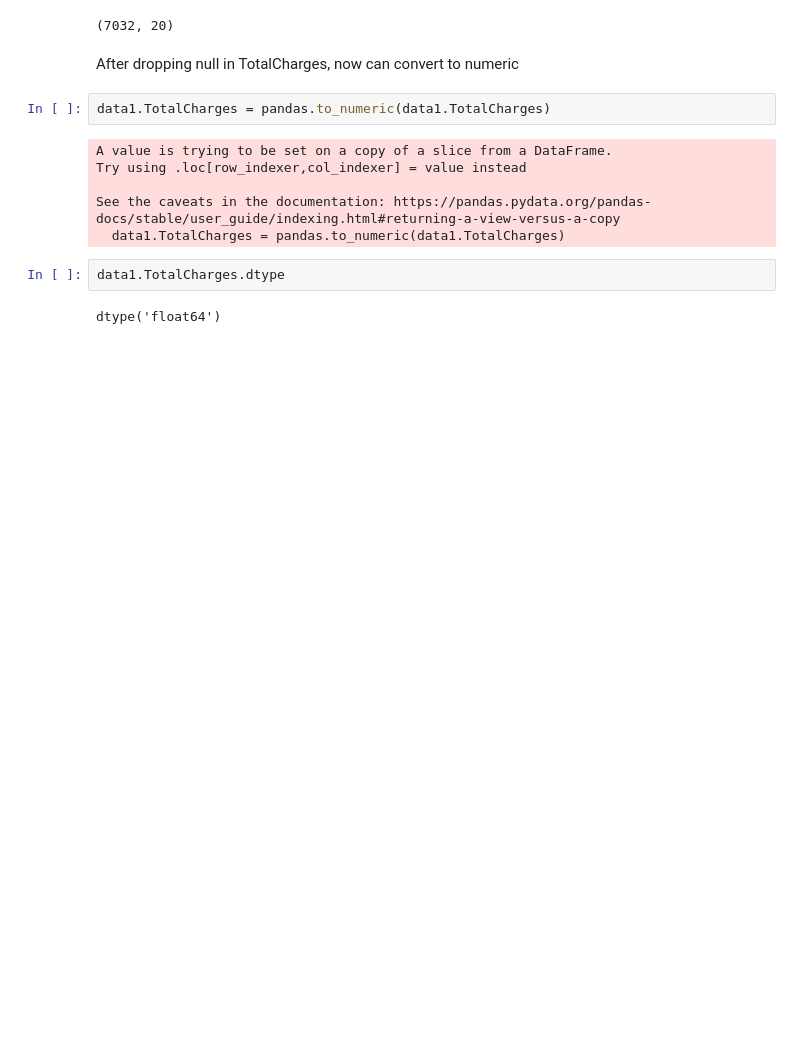
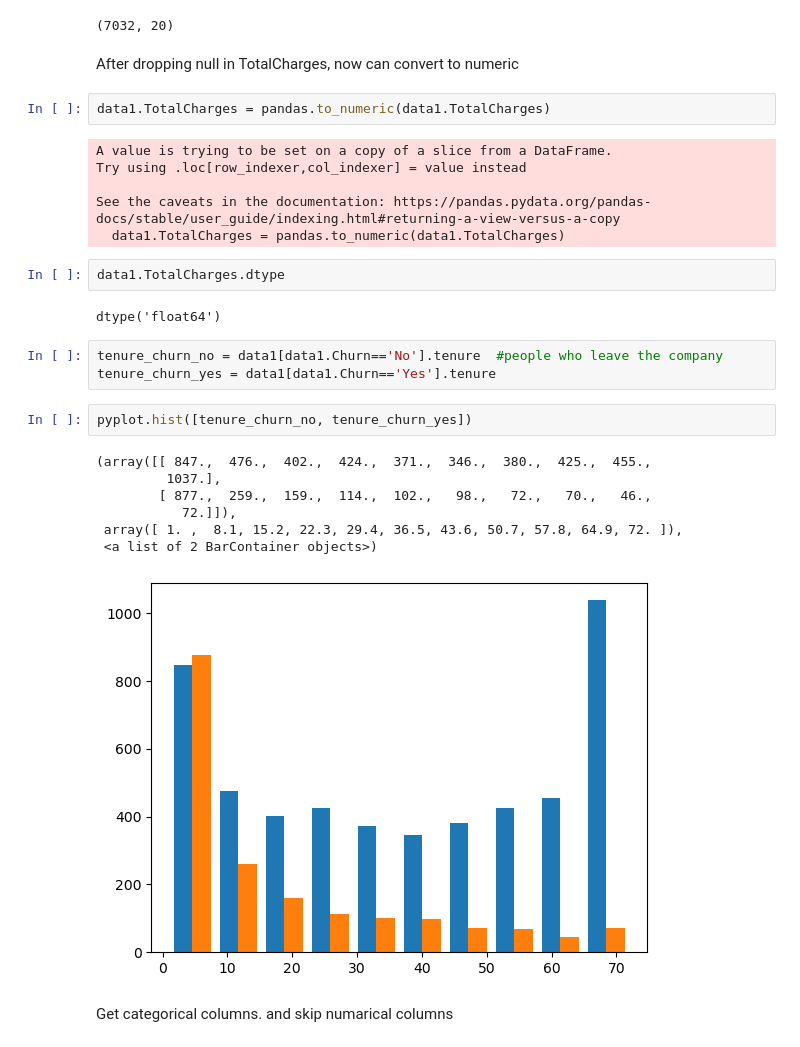
Before and after one commit to piyuminadee/Customer-churn-prediction, a Jupyter notebook: training.ipynb, the cells around one changed output. Drawn from its saved outputs; the diff is of its cells as text; blank space fills up the shorter version.

```diff
--- a/training.ipynb
+++ b/training.ipynb
@@ -110,3 +110,18 @@ See the caveats in the documentation: https://pandas.pydata.org/pandas-docs/stab
 data1.TotalCharges.dtype
 # %% [output]
 dtype('float64')
+# %%
+tenure_churn_no = data1[data1.Churn=='No'].tenure  #people who leave the company
+tenure_churn_yes = data1[data1.Churn=='Yes'].tenure
+# %%
+pyplot.hist([tenure_churn_no, tenure_churn_yes])
+# %% [output]
+(array([[ 847.,  476.,  402.,  424.,  371.,  346.,  380.,  425.,  455.,
+         1037.],
+        [ 877.,  259.,  159.,  114.,  102.,   98.,   72.,   70.,   46.,
+           72.]]),
+ array([ 1. ,  8.1, 15.2, 22.3, 29.4, 36.5, 43.6, 50.7, 57.8, 64.9, 72. ]),
+ <a list of 2 BarContainer objects>)
+[figure, added]
+# %% [markdown]
+Get categorical columns. and skip numarical columns
```
Also changed, not shown: parts of 15 cells of this notebook.
